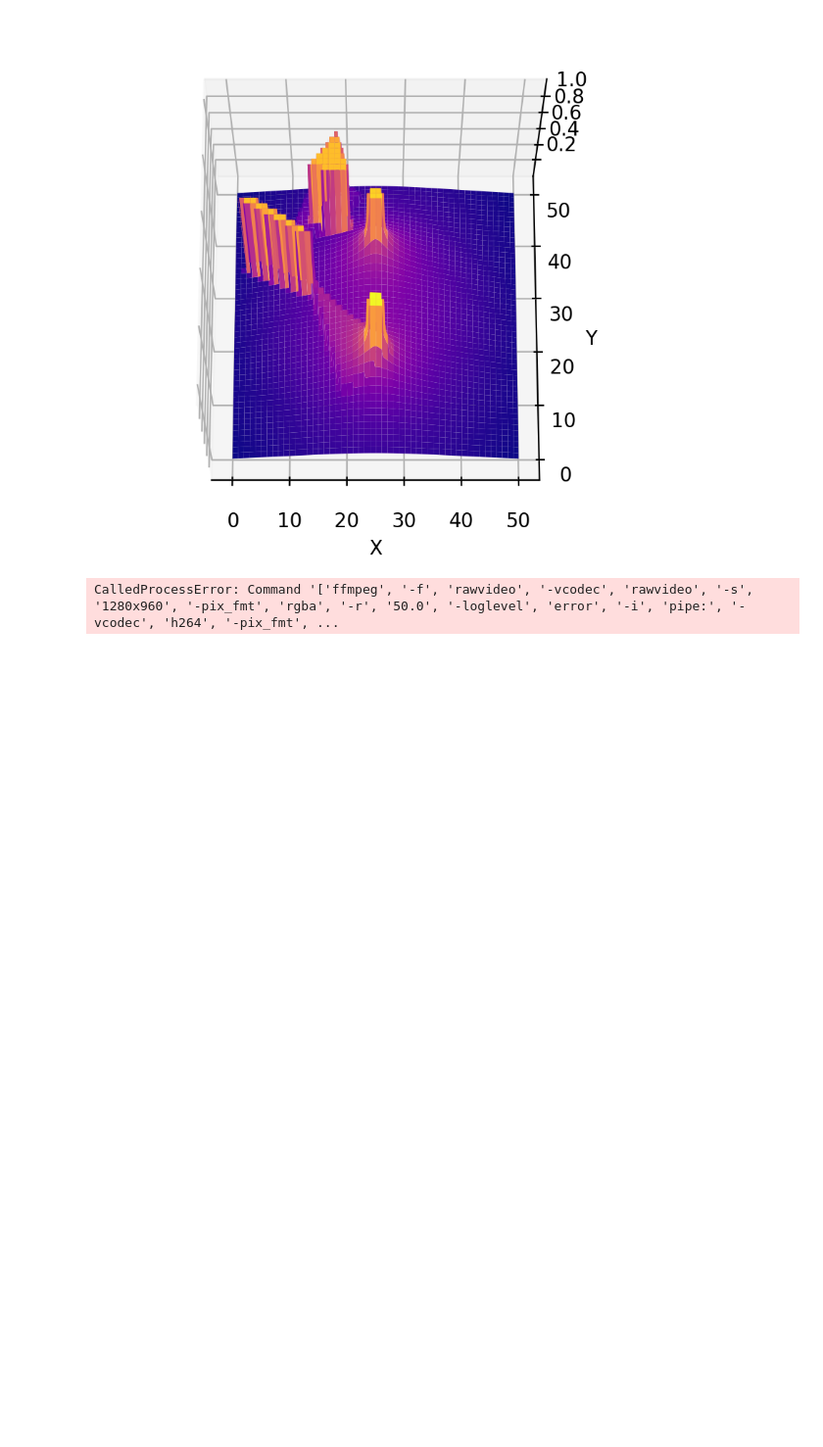
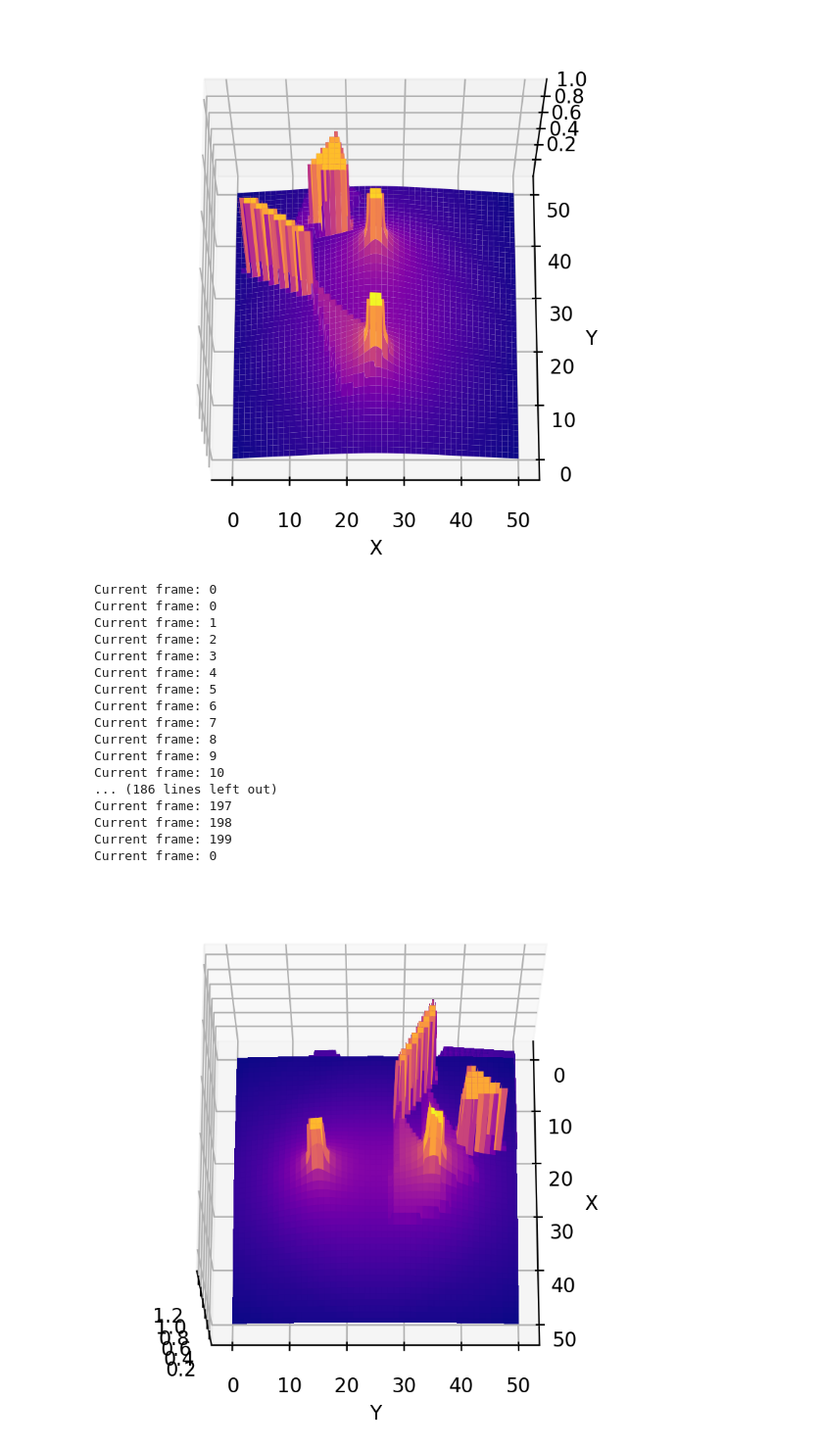
Before and after one commit to jeffersonkim97/Defender_Strategy, a Jupyter notebook: script/stp_rrtstar_obstacle_update.ipynb, the cells around one changed output. Shown: that part at 98% size. Saved outputs shown, nothing was run; the diff lists cells and outputs as text; code cells hidden in the pictures; blank space fills up the shorter version.

```diff
--- a/script/stp_rrtstar_obstacle_update.ipynb
+++ b/script/stp_rrtstar_obstacle_update.ipynb
@@ -1372,31 +1372,49 @@ ax.view_init(elev=70, azim=-90)
 # %%
 import matplotlib.animation as animation
 
-make_animation = False
+make_animation = True
 if make_animation:
     # Set timescale for animation
-    time_scale = 250
+    time_scale = 200
     t = np.linspace(0, computed_path[-1][2], time_scale)
 
     # Animation setup
-    grid_N = 300
+    grid_N = 200
     map_grid_x = np.linspace(int(map_in['st']['size'][0]), int(map_in['st']['size'][1]), grid_N)
     map_grid_y = np.linspace(int(map_in['st']['size'][2]), int(map_in['st']['size'][3]),grid_N)
     grid_X, grid_Y = np.meshgrid(map_grid_x, map_grid_y)
 
     fig = plt.figure(dpi=200)
     ax = fig.add_subplot(111, projection="3d")
     ax.set_xlabel("X")
     ax.set_ylabel("Y")
 
     def update(frame):
+        print('Current frame: '+str(frame))
         # for each frame, update the data stored on each artist.
         dt = t[frame]
         Z = detection_cost_grid(grid_X, grid_Y, dt)
         ax.plot_surface(grid_X, grid_Y, Z, cmap="plasma", linewidth=0)
         ax.view_init(elev=70, azim=frame%360)
 
     ani = animation.FuncAnimation(fig=fig, func=update, frames=time_scale, interval=20)
     ani.save(filename="image/stp_rrtstar/3D_heatmap_02.mp4", writer="ffmpeg")
 # %% [output]
-CalledProcessError: Command '['ffmpeg', '-f', 'rawvideo', '-vcodec', 'rawvideo', '-s', '1280x960', '-pix_fmt', 'rgba', '-r', '50.0', '-loglevel', 'error', '-i', 'pipe:', '-vcodec', 'h264', '-pix_fmt', ...
+Current frame: 0
+Current frame: 0
+Current frame: 1
+Current frame: 2
+Current frame: 3
+Current frame: 4
+Current frame: 5
+Current frame: 6
+Current frame: 7
+Current frame: 8
+Current frame: 9
+Current frame: 10
+... (186 lines left out)
+Current frame: 197
+Current frame: 198
+Current frame: 199
+Current frame: 0
+[figure, added]
```
Also changed, not shown: parts of 2 cells of this notebook, 3 other files.
